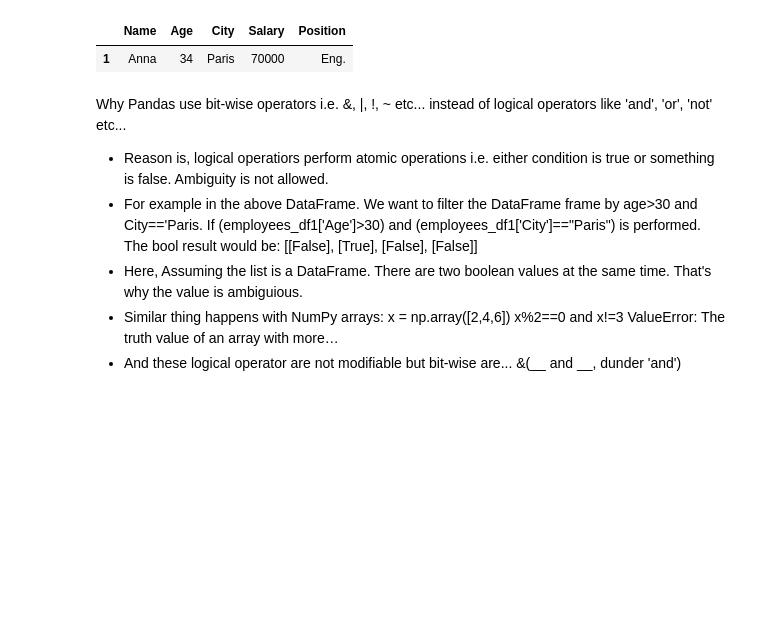
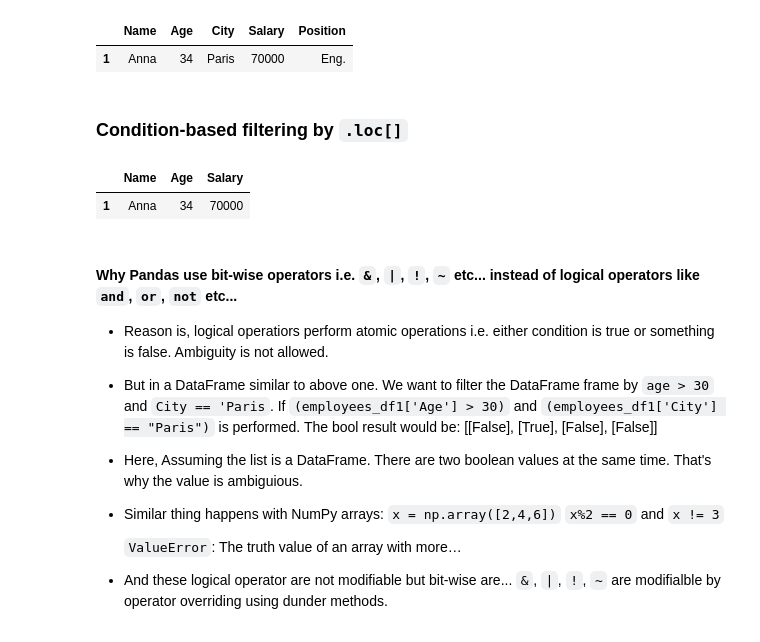
Before and after one commit to lazyaxe/Python, a Jupyter notebook: Pandas/DataFrames.ipynb, the cells around one changed output. Cells and saved outputs as stored; diff of their text form; code cells hidden in the pictures; blank space fills up the shorter version.

```diff
--- a/Pandas/DataFrames.ipynb
+++ b/Pandas/DataFrames.ipynb
@@ -169,5 +216,7 @@ employees_df1.loc[[0,1]][["City","Salary"]]
 # %%
-condition=employees_df2["Age"] > 30
+# A filter to remove every employee whose age is above 30
 
-employees_df2[condition]
+
+age_mask = employees_df2["Age"] > 30
+age_mask
 # %% [output]
@@ -177,16 +234,31 @@ employees_df2[condition]
 # %% [markdown]
 #### Filter those people whose age is above 30 and their city must be paris
 # %%
-condition2=(df2['Age']>30) & (df2['City']=="Paris")
+#Always provide the condition in closed round brackets
+mask2 = (df2['Age'] > 30) & (df2['City'] == "Paris")
 
-df2[condition2]
+#OR
+
+mask2 = age_mask & (df2['City'] == "Paris")
+
+df2[mask2]
 # %% [output]
 |  | Name | Age | City | Salary | Position |
 | 1 | Anna | 34 | Paris | 70000 | Eng. |
+# %% [markdown]
+### Condition-based filtering by `.loc[]`
+# %%
+df2.loc[mask2]
+
+#Only show certain columns
+df2.loc[mask2, ['Name', 'Age', 'Salary']]
+# %% [output]
+|  | Name | Age | Salary |
+| 1 | Anna | 34 | 70000 |
 # %% [markdown]
-Why Pandas use bit-wise operators i.e. &, |, !, ~ etc... instead of logical operators like 'and', 'or', 'not' etc...
+#### Why Pandas use bit-wise operators i.e. `&`, `|`, `!`, `~` etc... instead of logical operators like `and`, `or`, `not` etc...
 * Reason is, logical operatiors perform atomic operations i.e. either condition is true or something is false. Ambiguity is not allowed.
-* For example in the above DataFrame. We want to filter the DataFrame frame by age>30 and City=='Paris. If (employees_df1['Age']>30) and (employees_df1['City']=="Paris") is performed.
+* But in a DataFrame similar to above one. We want to filter the DataFrame frame by `age > 30` and `City == 'Paris`. If `(employees_df1['Age'] > 30)` and `(employees_df1['City'] == "Paris")` is performed.
 The bool result would be:
 [[False],
  [True],
@@ -194,7 +266,8 @@ The bool result would be:
  [False]]
 * Here, Assuming the list is a DataFrame. There are two boolean values at the same time. That's why the value is ambiguious.
 * Similar thing happens with NumPy arrays:
-    x = np.array([2,4,6])
-    x%2==0 and x!=3
-    ValueError: The truth value of an array with more…
-* And these logical operator are not modifiable but bit-wise are... &(__ and __, dunder 'and')
+    `x = np.array([2,4,6])`
+    `x%2 == 0` and `x != 3`
+
+    `ValueError`: The truth value of an array with more…
+* And these logical operator are not modifiable but bit-wise are... `&`, `|`, `!`, `~` are modifialble by operator overriding using dunder methods.
```
Also changed, not shown: parts of 24 cells of this notebook.
